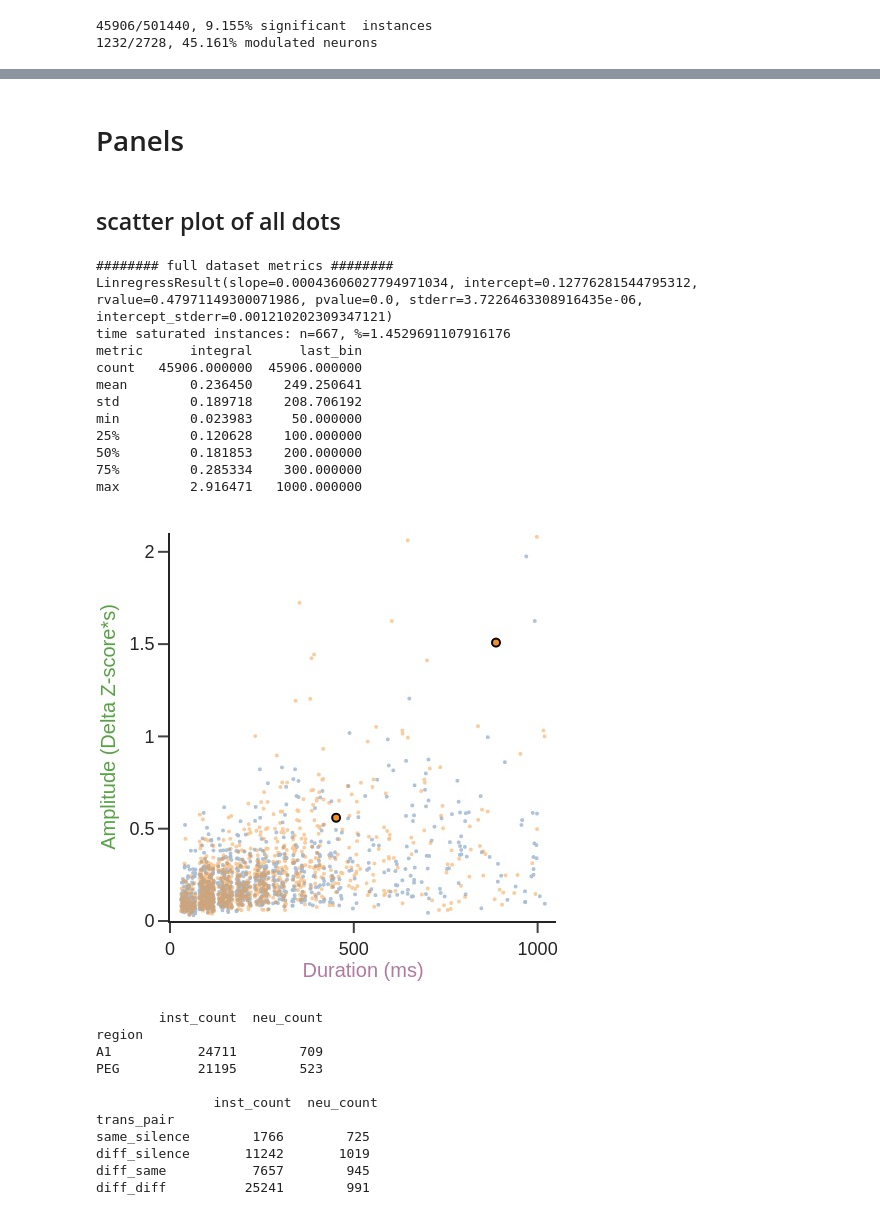
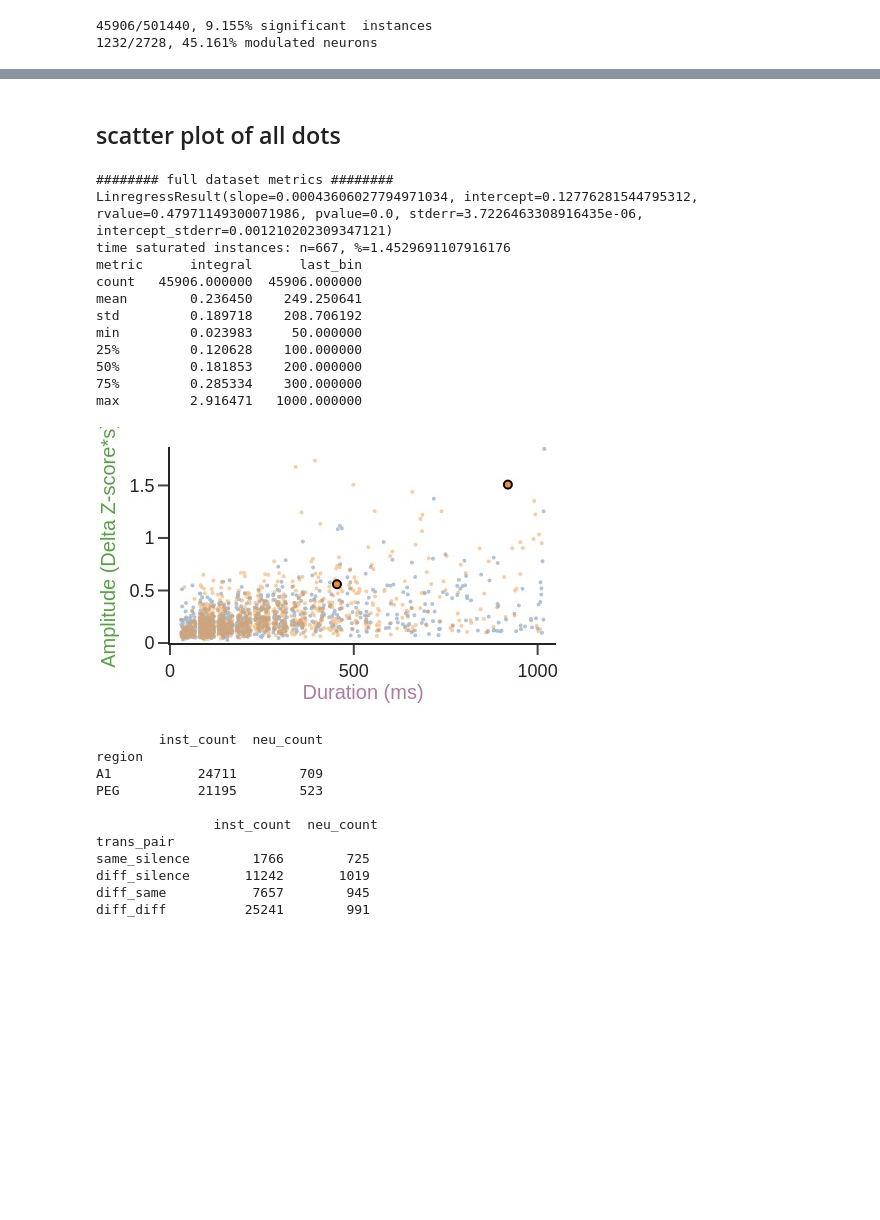
Before and after one commit to Mateo-Lopez-Espejo/context_probe_analysis, a Jupyter notebook: reports/paper/figure_02.ipynb, the cells around one changed output, grey strips where cells are left out. Saved outputs shown, nothing was run; the diff lists cells and outputs as text; code cells hidden in the pictures; blank space fills up the shorter version.

Commit message:
move panels around and changed shapes to better acomodate panels in inkscape move code out of exploration notebooks into figure notebooks formated and organized figure notebooks

```diff
--- a/reports/paper/figure_02.ipynb
+++ b/reports/paper/figure_02.ipynb
@@ -117,2 +115,0 @@ print(pivoted.head())
-# %% [markdown]
-# Panels
@@ -121,10 +116,6 @@ panels = defaultdict(list)
 # %% [markdown]
 ## scatter plot of all dots
 # %%
-panelname = 'scater_full'
-if panelname in panels:
-    panels.pop(panelname)
-
 ### x, y regression and number of x saturated (x==1000) points
 print(f"######## full dataset metrics ######## "
       f"\n{sst.linregress(pivoted.last_bin, pivoted.integral)}"
@@ -132,6 +123,9 @@ print(f"######## full dataset metrics ######## "
       f"%={pivoted.query('last_bin == 1000').shape[0]/pivoted.shape[0] *100}"
       f"\n{pivoted.loc[:, ['integral', 'last_bin']].describe()}")
 
+
+
+fig = go.Figure()
 maxy = list()
 rng = np.random.default_rng(42)
 for region in ['A1', 'PEG']:
@@ -142,7 +136,7 @@ for region in ['A1', 'PEG']:
     xm, ym = decimate_xy(x, y, end_num=1000, by_quantiles=False, rng=rng)
     maxy.append(np.max(ym))
 
-    panels[panelname].append(go.Scatter(x=xm, y=ym,
+    fig.add_trace(go.Scatter(x=xm, y=ym,
                                           mode='markers',
                                           opacity=0.5,
                                           marker=dict(
@@ -169,7 +163,7 @@ for cellid, ctx_pair, probe in example_cells:
     celltoplot = toplot.query(f"id == '{cellid}' and context_pair == '{ctx_pair[0]:02}_{ctx_pair[1]:02}' and "
                               f"probe == {probe}")
 
-    panels[panelname].append(go.Scatter(x=celltoplot['last_bin_jittered'],
+    fig.add_trace(go.Scatter(x=celltoplot['last_bin_jittered'],
                                           y=celltoplot["integral"],
                                           mode='markers',
                                           marker=dict(color=REGION_COLORMAP[celltoplot['region'].values[0]],
@@ -180,11 +174,7 @@ for cellid, ctx_pair, probe in example_cells:
                                           showlegend=False)
                              )
 
-fig = go.Figure()
-pan = panels[panelname]
-fig.add_traces(pan)
-
-w, h = 2.5, 2.5 # in inches
+w, h = 2.5, 1.5 # in inches
 _ = fig.update_layout(template='simple_white',
                       margin=dict(l=10, r=10, t=10, b=10),
                       width=round(96*w), height=round(96*h),
@@ -198,38 +188,35 @@ _ = fig.update_layout(template='simple_white',
                           font_size=10),
                           tickfont_size=9
                       ),
 
                       yaxis=dict(
                           range=[0,maxy+maxy*0.01],
                                  title=dict(
                           text="Amplitude (Delta Z-score*s) ",
                           standoff=0,
                           font_color=AMPCOLOR,
                           font_size=10),
                           tickfont_size=9
                       ))
 
 
 filename = folder / 'fig2_parameter_scatter'
-fig.write_image(filename.with_suffix('.png'), scale=4)
-fig.write_image(filename.with_suffix('.svg'))
-
-
+# fig.write_image(filename.with_suffix('.svg'))
 fig.show(renderer='jpeg', scale=2)
 # %% [output]
 ######## full dataset metrics ########
 LinregressResult(slope=0.00043606027794971034, intercept=0.12776281544795312, rvalue=0.47971149300071986, pvalue=0.0, stderr=3.7226463308916435e-06, intercept_stderr=0.001210202309347121)
 time saturated instances: n=667, %=1.4529691107916176
 metric      integral      last_bin
 count   45906.000000  45906.000000
 mean        0.236450    249.250641
 std         0.189718    208.706192
 min         0.023983     50.000000
 25%         0.120628    100.000000
 50%         0.181853    200.000000
 75%         0.285334    300.000000
 max         2.916471   1000.000000
-[figure, old version]
+[figure, new version]
 # %%
 # count number of instances that are being compared, their mean and standard deviations
 inst_by_reg = pivoted.groupby('region', observed=True).agg(inst_count=('integral', 'count'), neu_count=('id', pd.Series.nunique))
```
Also changed, not shown: parts of 25 cells of this notebook, 10 other files.
